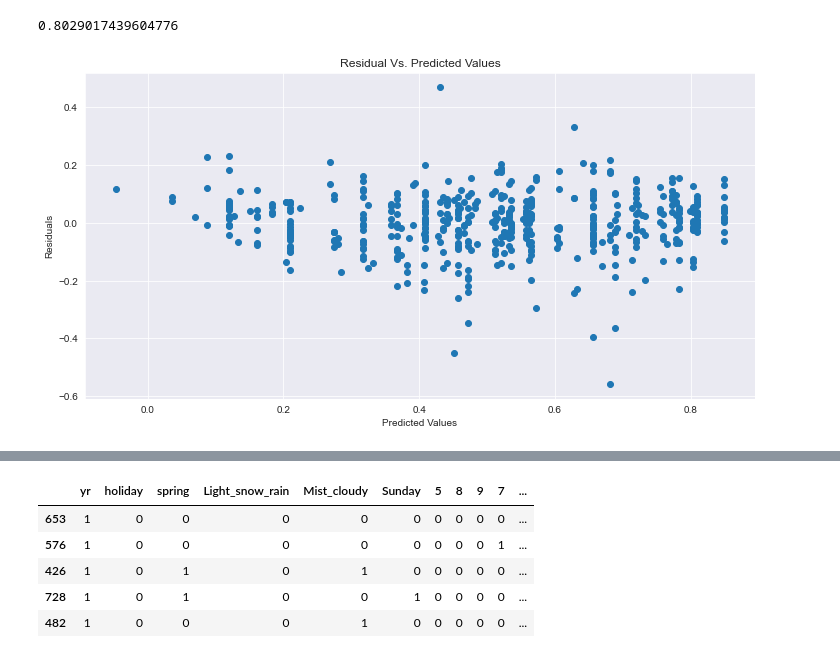
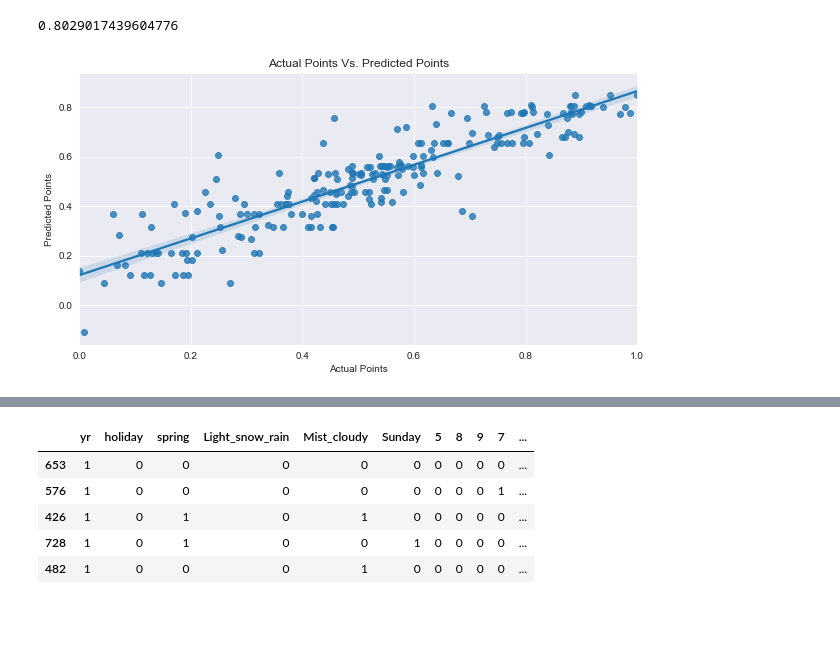
Before and after one commit to banalanaveen/Boom-Bike-Sharing, a Jupyter notebook: BoomBikes.ipynb, the cells around one changed output, grey strips where cells are left out. Saved outputs shown, nothing was run; the diff lists cells and outputs as text; code cells hidden in the pictures; blank space fills up the shorter version.

```diff
--- a/BoomBikes.ipynb
+++ b/BoomBikes.ipynb
@@ -1418,10 +1427,10 @@ X_t=X_train_new.iloc[:,0].values
 # %%
-plt.figure(figsize = (12,6))
+plt.figure(figsize = (10,5))
 sns.set_style("darkgrid")
-plt.scatter(y_train_cnt,res)
-plt.title('Residual Vs. Predicted Values')
-plt.xlabel('Predicted Values')
-plt.ylabel('Residuals')
+sns.regplot(x=y_test, y=y_pred)
+plt.title('Actual Points Vs. Predicted Points')
+plt.xlabel('Actual Points')
+plt.ylabel('Predicted Points')
 plt.show()
 # %% [output]
-[figure, old version]
+[figure, new version]
```
Also changed, not shown: parts of 8 cells of this notebook.
